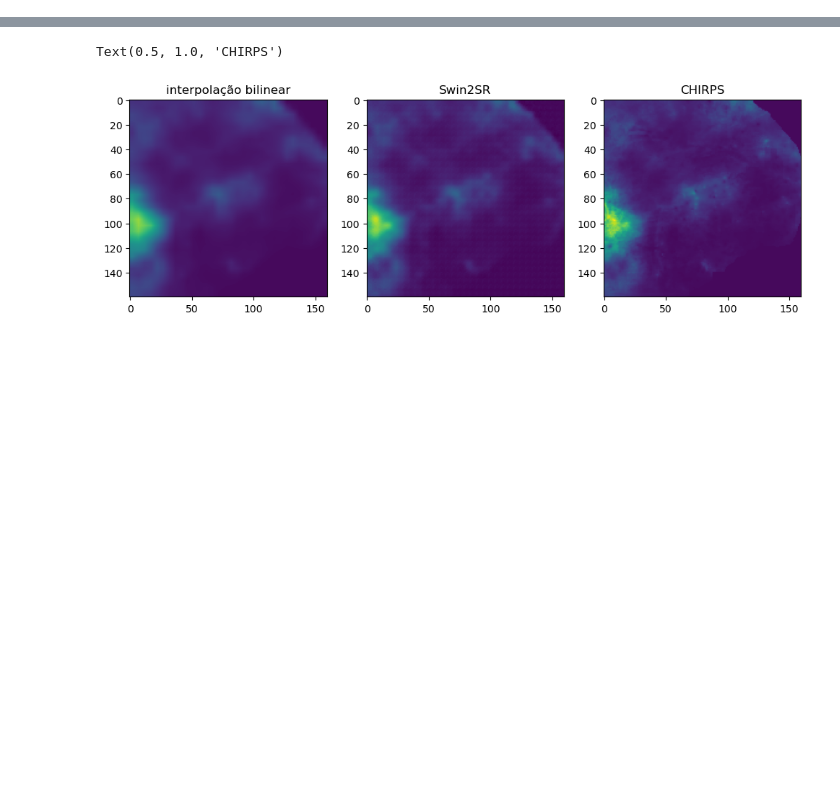
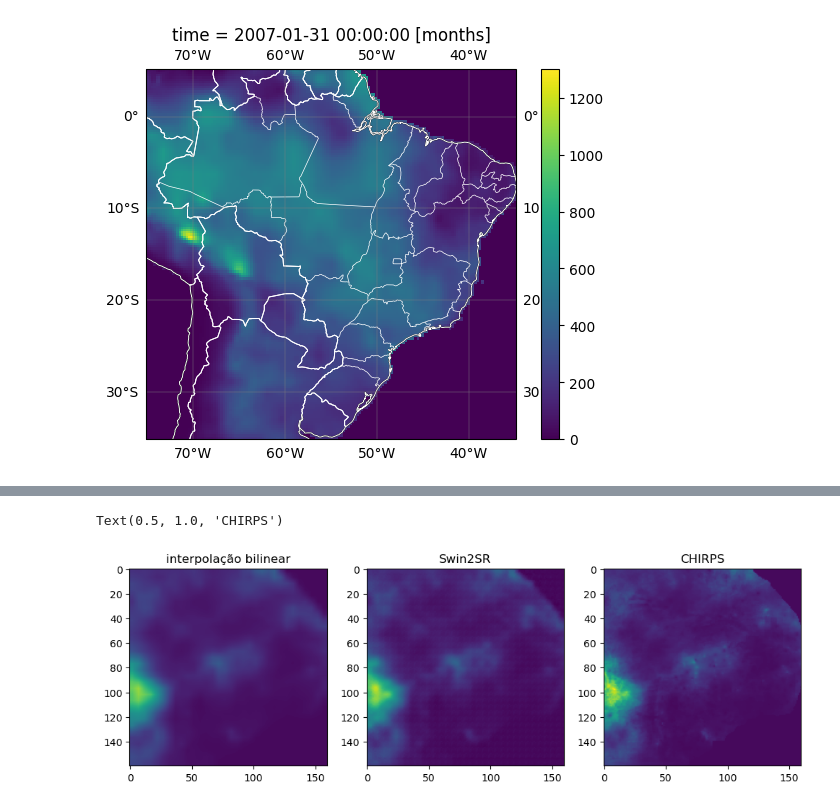
Before and after one commit to DilermandoQueiroz/downscaling, a Jupyter notebook: demo/results.ipynb, the cells around one changed output, grey strips where cells are left out. Drawn from its saved outputs; the diff is of its cells as text; code cells hidden in the pictures; blank space fills up the shorter version.

```diff
--- a/demo/results.ipynb
+++ b/demo/results.ipynb
@@ -32,6 +53,10 @@ trainer.test(model, datamodule)
 data = Chirps(data_dir="../datamodule/dataset/high-low",
               transformations=False,
               type='eval')
+# %%
+data_cmip6 = ChirpsCmip6(data_dir="../datamodule/dataset/high-low",
+                         transformations=False,
+                         type='eval')
 # %%
 sr_images = []
 model.eval()
@@ -65,3 +91,9 @@ Chirps.plot_map(reconstruct_xr, 1)
+# %%
+reconstruct = Chirps.reconstruct_image(data_cmip6.cmip6)
+reconstruct_xr = Chirps.create_xarray(reconstruct)
+Chirps.plot_map(reconstruct_xr*data.chirps_max, 0, vmax=1300)
+# %% [output]
+[figure, added]
 # %%
 reconstruct = Chirps.reconstruct_image(np.maximum(sr_images, 0))
 reconstruct_xr = Chirps.create_xarray(reconstruct)
```
Also changed, not shown: parts of 11 cells of this notebook, 4 other files.
